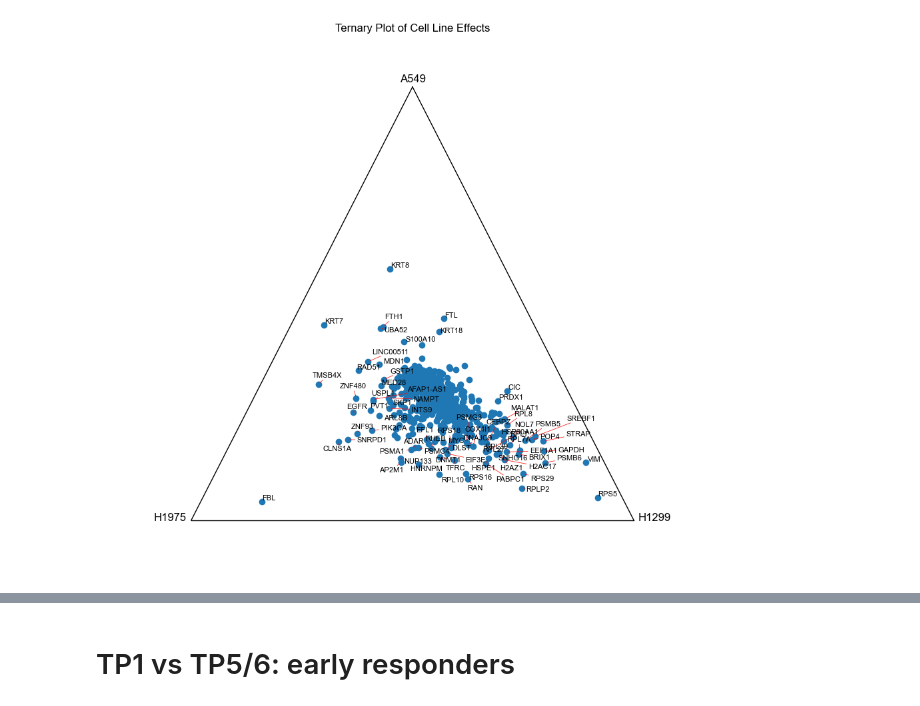
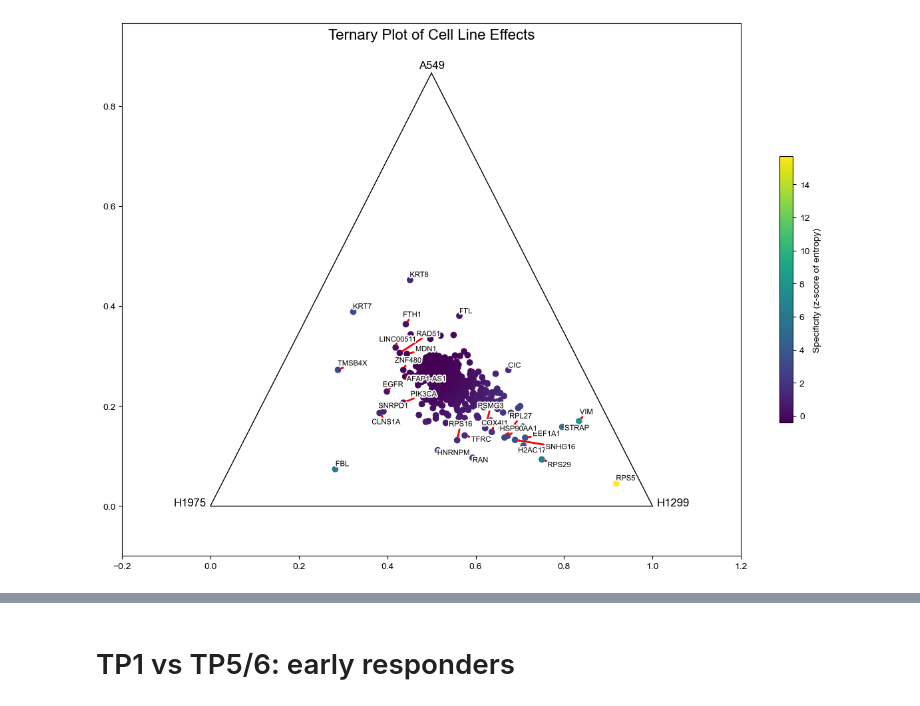
Before and after one commit to stefanpeidli/SYM101, a Jupyter notebook: notebooks/SYM101_mageck_advanced.ipynb, the cells around one changed output, grey strips where cells are left out. Cells and saved outputs as stored; diff of their text form; code cells hidden in the pictures.

```diff
--- a/notebooks/SYM101_mageck_advanced.ipynb
+++ b/notebooks/SYM101_mageck_advanced.ipynb
@@ -50,59 +51,66 @@ tab = pd.read_csv(f'../results/mageck/summaries/{feature}_TP6_pooled_screen_1_co
 tab = tab.drop('sgRNA', axis=1)
 tab.columns = pd.MultiIndex.from_tuples([tuple(x.split('|')) for x in tab.columns], names=['cell_line', 'variable'])
 # %%
-for feature in ['gene', 'transcript']:
-    tab = pd.read_csv(f'../results/mageck/summaries/{feature}_TP6_pooled_screen_1_counts_filtered_mageck_mle.gene_summary.txt', sep='\t', index_col=0)
-    tab = tab.drop('sgRNA', axis=1)
-    tab.columns = pd.MultiIndex.from_tuples([tuple(x.split('|')) for x in tab.columns], names=['cell_line', 'variable'])
+feature = 'gene'  # not checking transcript specificity, guides were not optimally designed for that
+tab = pd.read_csv(f'../results/mageck/summaries/{feature}_TP6_pooled_screen_1_counts_mageck_mle.gene_summary.txt', sep='\t', index_col=0)
+tab = tab.drop('sgRNA', axis=1)
+tab.columns = pd.MultiIndex.from_tuples([tuple(x.split('|')) for x in tab.columns], names=['cell_line', 'variable'])
 
-    # ternary plot for stab table
-    # take beta values
-    stab = tab.loc[:, (slice(None), 'beta')]
+# ternary plot for stab table
+# take beta values
+stab = tab.loc[:, (slice(None), 'beta')]
 
-    from adjustText import adjust_text
-    Y = -stab.values
-    # apply softmax
-    Y = np.exp(Y) / np.sum(np.exp(Y), axis=1)[:, None]
-    Z = []
-    for a,b,c in Y:
-        x = 0.5 * (2*b+c)/(a+b+c)
-        y = np.sqrt(3)/2 * c/(a+b+c)
-        Z.append([x,y])
-    Z = np.array(Z)
+Y = -stab.values
+# apply softmax
+Y = np.exp(Y) / np.sum(np.exp(Y), axis=1)[:, None]
+Z = []
+for a,b,c in Y:
+    x = 0.5 * (2*b+c)/(a+b+c)
+    y = np.sqrt(3)/2 * c/(a+b+c)
+    Z.append([x,y])
+Z = np.array(Z)
 
-    # plot ternary plot
-    width = 12
-    fig, ax = pl.subplots(figsize=(width,width*np.sqrt(3)/2), frameon=False)
+# Color: specificity
+from scipy.stats import entropy, zscore
+c = -zscore(entropy(Y, axis=1))
 
-    pl.scatter(Z[:,0], Z[:,1])
-    mask = (np.min(Y, axis=1) < 0.18) | (Z[:,0] < 0.45) | (Z[:,1] > 0.35)
-    texts = []
-    for i, txt in enumerate(stab.index):
-        if mask[i]:
-            texts.append(ax.annotate(txt, (Z[i,0], Z[i,1]), fontsize=8))
+# plot ternary plot
+width = 12
+fig, ax = pl.subplots(figsize=(width+3, width*np.sqrt(3)/2), frameon=False)
+pl.scatter(Z[:,0], Z[:,1], c=c)
+
+import matplotlib.patheffects as PathEffects
+mask = (np.min(Y, axis=1) < 0.18) | (Z[:,0] < 0.45) | (Z[:,1] > 0.35)
+texts = []
+for i, txt in enumerate(stab.index):
+    if mask[i]:
+        txt = ax.annotate(txt, (Z[i,0], Z[i,1]), fontsize=8)
+        txt.set_path_effects([PathEffects.withStroke(linewidth=3, foreground='white')])
+        texts.append(txt)
 
 
-    # add triangle axes
-    pl.plot([0, 0.5], [0, np.sqrt(3)/2], 'k-', lw=1)
-    pl.plot([0.5, 1], [np.sqrt(3)/2, 0], 'k-', lw=1)
-    pl.plot([0, 1], [0, 0], 'k-', lw=1)
+# add triangle axes
+pl.plot([0, 0.5], [0, np.sqrt(3)/2], 'k-', lw=1)
+pl.plot([0.5, 1], [np.sqrt(3)/2, 0], 'k-', lw=1)
+pl.plot([0, 1], [0, 0], 'k-', lw=1)
 
-    # add axes labels to the edges of the triangle
-    pl.text(-0.01, 0, 'H1975', fontsize=12, ha='right')
-    pl.text(1.01, 0, 'H1299', fontsize=12)
-    pl.text(0.5, np.sqrt(3)/2+0.01, 'A549', fontsize=12, ha='center')
+# add axes labels to the edges of the triangle
+pl.text(-0.01, 0, 'H1975', fontsize=12, ha='right')
+pl.text(1.01, 0, 'H1299', fontsize=12)
+pl.text(0.5, np.sqrt(3)/2+0.01, 'A549', fontsize=12, ha='center')
 
-    # increase window size
-    pl.xlim(-0.2, 1.2)
-    pl.ylim(-0.1, np.sqrt(3)/2+0.1)
+# increase window size
+pl.xlim(-0.2, 1.2)
+pl.ylim(-0.1, np.sqrt(3)/2+0.1)
 
-    pl.title('Ternary Plot of Cell Line Effects')
-    adjust_text(texts, arrowprops=dict(arrowstyle="->", color='r', lw=0.5))
+pl.title('Ternary Plot of Cell Line Effects', y=0.96, fontsize=16)
+from adjustText import adjust_text
+adjust_text(texts, expand=(1.2, 2), # expand text bounding boxes by 1.2 fold in x direction and 2 fold in y direction
+            arrowprops=dict(arrowstyle="->", color='r', lw=2))
 
-    # remove x and y axis but keep white background
-    pl.axis('off')
+pl.colorbar(label='Specificity (z-score of entropy)', shrink=0.5)
 
-    pl.savefig(f'../results/mageck/{feature}_linespecificity_ternary_plot.pdf', bbox_inches='tight')
-    pl.show()
+pl.savefig(f'../results/mageck/{feature}_linespecificity_ternary_plot.pdf', bbox_inches='tight')
+pl.show()
 # %% [output]
-[figure, old version]
+[figure, new version]
```
Also changed, not shown: parts of 15 cells of this notebook, 49 other files.
